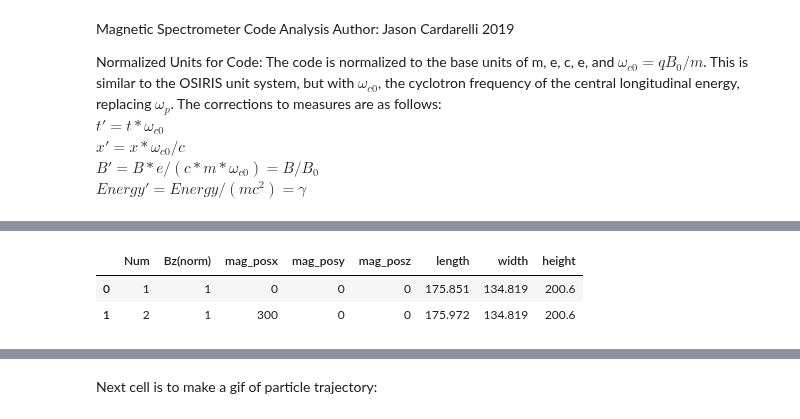
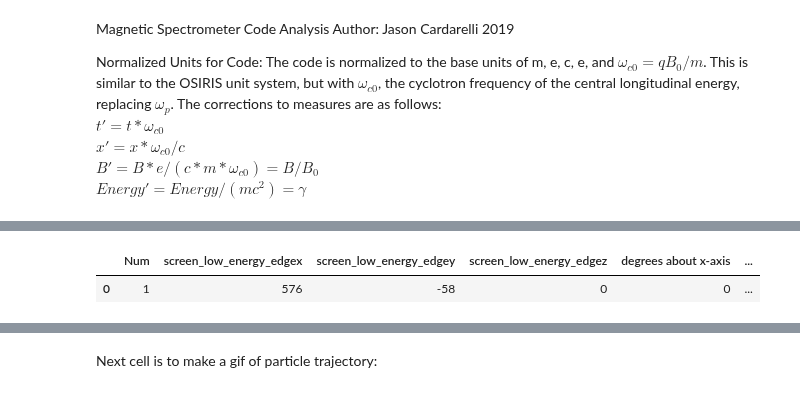
Before and after one commit to jcardar/MagnetSpec_ParticleTracker, a Jupyter notebook: continuous_field/data/analysis/analysis_mag_spec.ipynb, the cells around one changed output, grey strips where cells are left out. Saved outputs shown, nothing was run; the diff lists cells and outputs as text; code cells hidden in the pictures.

Commit message:
Changes to data analysis script added. Still trying to find 3D screen angle error.

```diff
--- a/continuous_field/data/analysis/analysis_mag_spec.ipynb
+++ b/continuous_field/data/analysis/analysis_mag_spec.ipynb
@@ -256,12 +256,12 @@ ax4.set_xlabel("Normalized Time Step (Relativistic Cyclotron Period)");
 ax4.set_xscale('log', basex=2)
 ax4.ticklabel_format(axis='y', style='sci', scilimits=(0,0))
 # ax5.set_yscale('log', basey=2)
-# %%
-magnet
-# %% [output]
-|  | Num | Bz(norm) | mag_posx | mag_posy | mag_posz | length | width | height |
-| 0 | 1 | 1 | 0 | 0 | 0 | 175.851 | 134.819 | 200.6 |
-| 1 | 2 | 1 | 300 | 0 | 0 | 175.972 | 134.819 | 200.6 |
+# %%
+# screen['height'][0]
+screen
+# %% [output]
+|  | Num | screen_low_energy_edgex | screen_low_energy_edgey | screen_low_energy_edgez | degrees about x-axis | ... |
+| 0 | 1 | 576 | -58 | 0 | 0 | ... |
 # %%
 from mpl_toolkits.mplot3d import Axes3D
 from itertools import product, combinations
```
Also changed, not shown: parts of 3 cells of this notebook.
